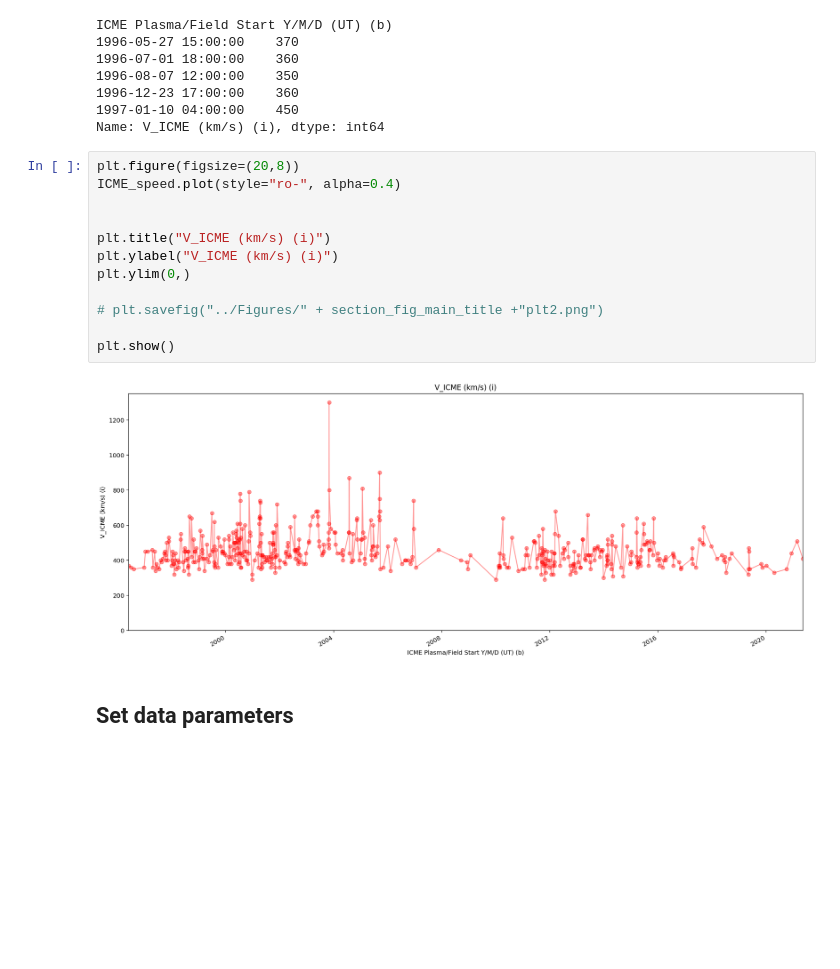
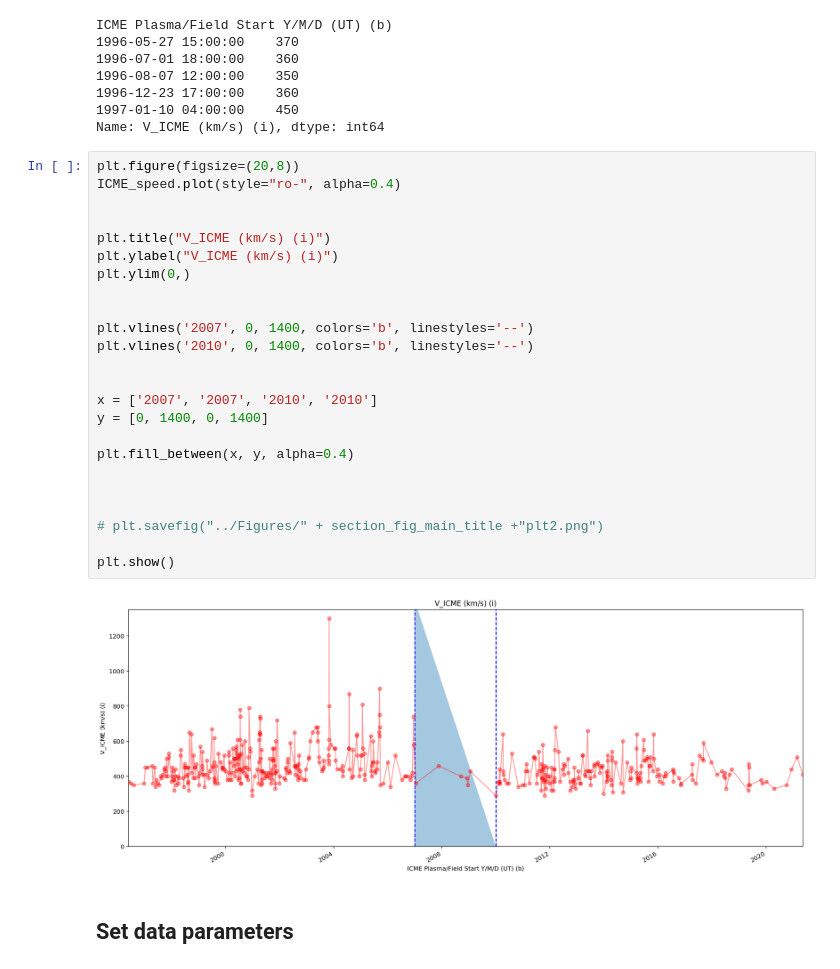
Before and after one commit to Atashnezhad/CME_forcast, a Jupyter notebook: Codes/P03_01_Univar_LSTM.ipynb, the cells around one changed output. Cells and saved outputs as stored; diff of their text form; blank space fills up the shorter version.

```diff
--- a/Codes/P03_01_Univar_LSTM.ipynb
+++ b/Codes/P03_01_Univar_LSTM.ipynb
@@ -94,17 +94,29 @@ Name: V_ICME (km/s) (i), dtype: int64
 # %%
 plt.figure(figsize=(20,8))
 ICME_speed.plot(style="ro-", alpha=0.4)
 
 
 plt.title("V_ICME (km/s) (i)")
 plt.ylabel("V_ICME (km/s) (i)")
 plt.ylim(0,)
 
+
+plt.vlines('2007', 0, 1400, colors='b', linestyles='--')
+plt.vlines('2010', 0, 1400, colors='b', linestyles='--')
+
+
+x = ['2007', '2007', '2010', '2010']
+y = [0, 1400, 0, 1400]
+
+plt.fill_between(x, y, alpha=0.4)
+
+
+
 # plt.savefig("../Figures/" + section_fig_main_title +"plt2.png")
 
 plt.show()
 # %% [output]
-[figure, old version]
+[figure, new version]
 # %% [markdown]
 ## Set data parameters
 # %%
```
Also changed, not shown: parts of 5 cells of this notebook.
